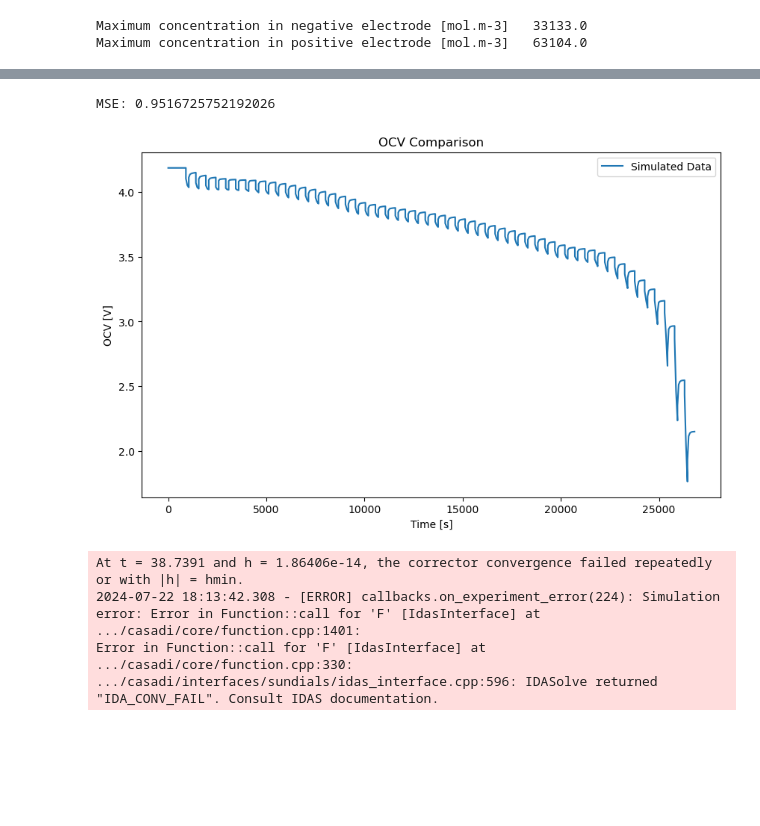
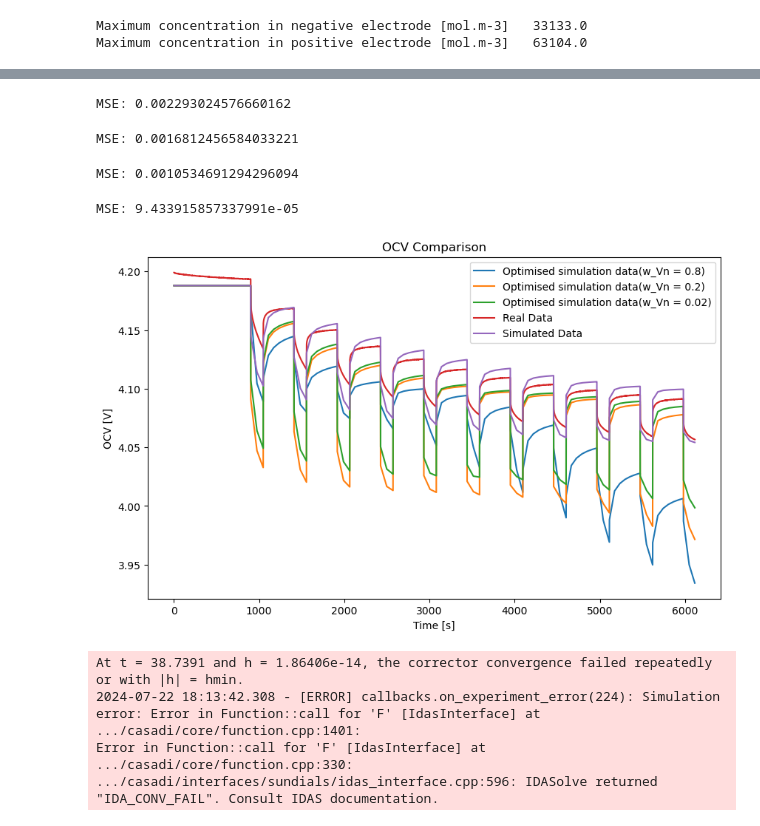
Before and after one commit to JerryOu10124/MA, a Jupyter notebook: CSA_test.ipynb, the cells around one changed output, grey strips where cells are left out. Saved outputs shown, nothing was run; the diff lists cells and outputs as text; code cells hidden in the pictures; blank space fills up the shorter version.

```diff
--- a/CSA_test.ipynb
+++ b/CSA_test.ipynb
@@ -266,21 +277,65 @@ Error in Function::call for 'F' [IdasInterface] at .../casadi/core/function.cpp:
+# %%
+# 插值到每秒一个数据点
+# 以下为示例数据
+new_time = np.linspace(1, 6115, num=6115)
+# 创建插值函数
+interp_function = interp1d(time_opt, voltage_opt, kind='linear', fill_value="extrapolate")
+# 使用插值函数获取新时间点的电压值
+new_voltage_opt_02 = interp_function(new_time)
+# %%
+# 插值到每秒一个数据点
+# 以下为示例数据
+new_time = np.linspace(1, 6115, num=6115)
+# 创建插值函数
+interp_function = interp1d(time_opt, voltage_opt, kind='linear', fill_value="extrapolate")
+# 使用插值函数获取新时间点的电压值
+new_voltage_opt_002 = interp_function(new_time)
+# %%
+df_ex_6115 = df_ex.head(6115)
+votage_ex = df_ex_6115['Voltage[V]']
 # %%
 # Calculating MSE
-# mse = mean_squared_error(voltage_real, voltage_sim_interp)
-# print(f'MSE: {mse}')
+mse = mean_squared_error(votage_ex, new_voltage_opt_08)
+print(f'MSE: {mse}')
 # %% [output]
-MSE: 0.9516725752192026
+MSE: 0.002293024576660162
+# %%
+# Calculating MSE
+mse = mean_squared_error(votage_ex, new_voltage_opt_02)
+print(f'MSE: {mse}')
+# %% [output]
+MSE: 0.0016812456584033221
+# %%
+# Calculating MSE
+mse = mean_squared_error(votage_ex, new_voltage_opt_002)
+print(f'MSE: {mse}')
+# %% [output]
+MSE: 0.0010534691294296094
+# %%
+df_sim_6115 = df_sim.head(6115)
+voltage_sim = df_sim_6115['Voltage[V]']
+# %%
+# Calculating MSE
+mse = mean_squared_error(votage_ex, voltage_sim)
+print(f'MSE: {mse}')
+# %% [output]
+MSE: 9.433915857337991e-05
 # %%
 # Plotting comparisons
 plt.figure(figsize=(10, 6))
 # plt.plot(time_real, voltage_real, label='Real Data')
-plt.plot(time_opt, voltage_opt, label='Simulated Data')
+plt.plot(new_time, new_voltage_opt_08, label='Optimised simulation data(w_Vn = 0.8)')
+plt.plot(new_time, new_voltage_opt_02, label='Optimised simulation data(w_Vn = 0.2)')
+plt.plot(new_time, new_voltage_opt_002, label='Optimised simulation data(w_Vn = 0.02)')
+plt.plot(new_time, votage_ex, label='Real Data')
+plt.plot(new_time, voltage_sim, label='Simulated Data')
 plt.xlabel('Time [s]')
 plt.ylabel('OCV [V]')
 plt.title('OCV Comparison')
 plt.legend()
 plt.show()
 # %% [output]
-[figure, old version]
+[figure, new version]
 # %%
 # l_pos = best_nest[1] * 1e-6
 # epsilon_f_pos = best_nest[2]
```
Also changed, not shown: parts of 9 cells of this notebook.
